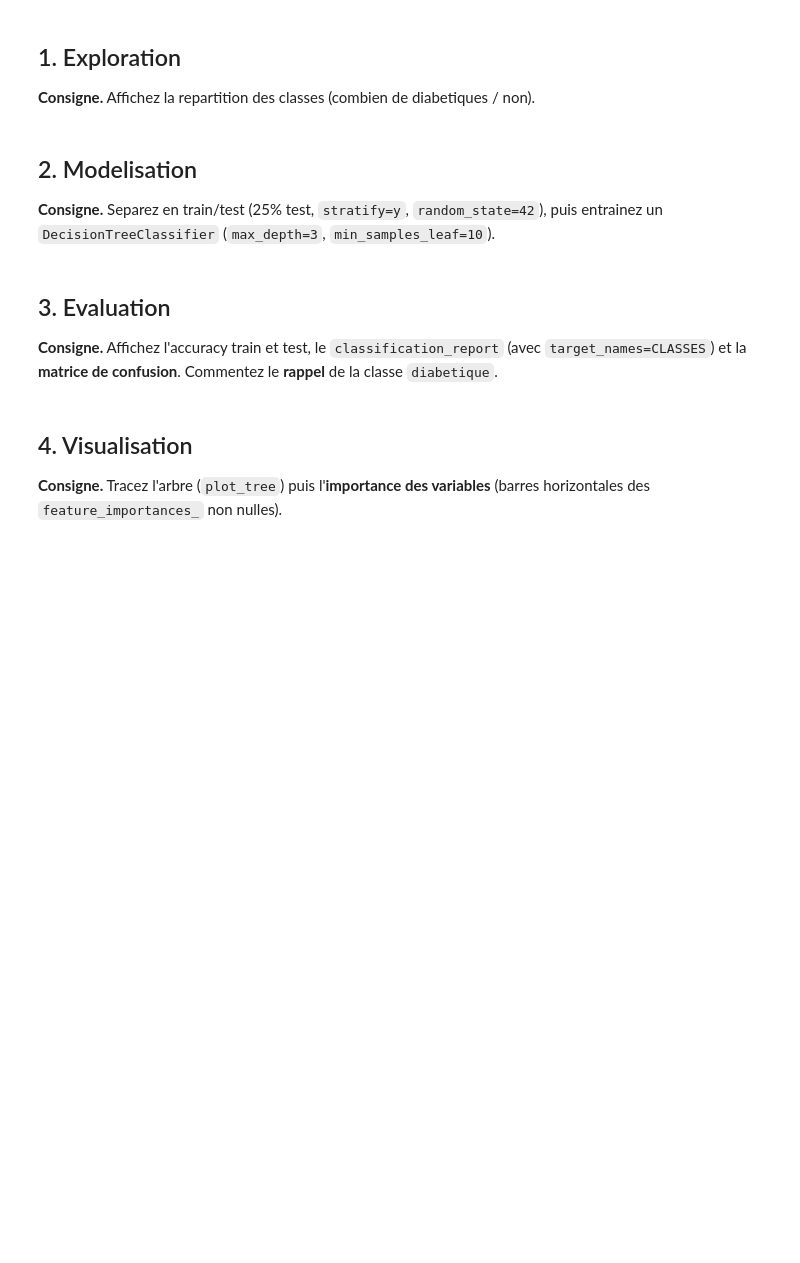
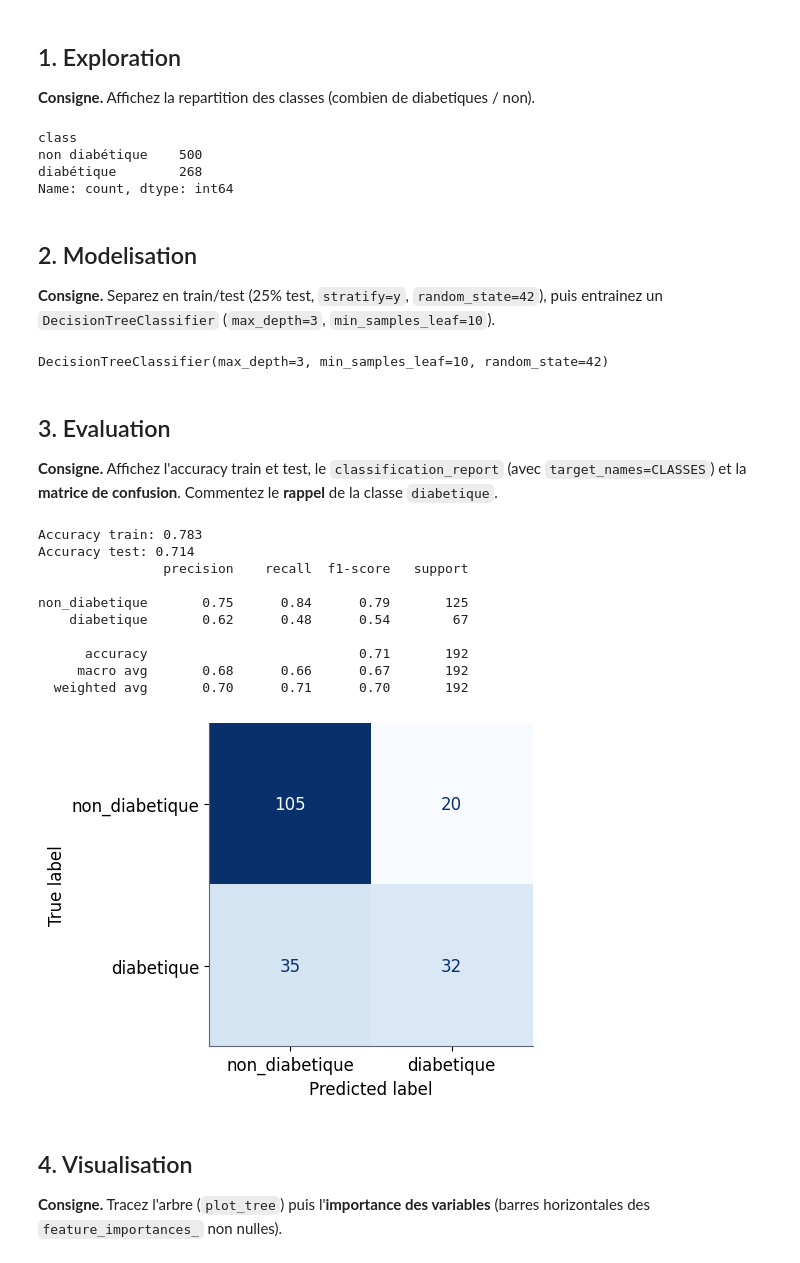
Before and after one commit to Artex6666/ML_3ESGI, a Jupyter notebook: TP2_RAMEAU_Loris.ipynb, the cells around one changed output. Drawn from its saved outputs; the diff is of its cells as text; code cells hidden in the pictures; blank space fills up the shorter version.

```diff
--- a/TP2_RAMEAU_Loris.ipynb
+++ b/TP2_RAMEAU_Loris.ipynb
@@ -37,8 +41,15 @@ print(X.shape, CLASSES)
 ## 1. Exploration
 **Consigne.** Affichez la repartition des classes (combien de diabetiques / non).
 # %%
-# TODO : repartition de y (indice : value_counts + map vers CLASSES)
-...
+counts = y.value_counts()
+counts.index = counts.index.map({0: "non diabétique", 1: "diabétique"})
+
+print(counts)
+# %% [output]
+class
+non diabétique    500
+diabétique        268
+Name: count, dtype: int64
 # %% [markdown]
 ## 2. Modelisation
 **Consigne.** Separez en train/test (25% test, `stratify=y`, `random_state=42`),
@@ -50,7 +61,11 @@ from sklearn.tree import DecisionTreeClassifier
 X_train, X_test, y_train, y_test = train_test_split(
     X, y, test_size=0.25, random_state=42, stratify=y)
 
-arbre = ...        # TODO : creer et entrainer l'arbre
+arbre = DecisionTreeClassifier(max_depth=3, min_samples_leaf=10,random_state=66)
+
+arbre.fit(X_train,y_train)
+# %% [output]
+DecisionTreeClassifier(max_depth=3, min_samples_leaf=10, random_state=42)
 # %% [markdown]
 ## 3. Evaluation
 **Consigne.** Affichez l'accuracy train et test, le `classification_report`
@@ -59,15 +74,29 @@ arbre = ...        # TODO : creer et entrainer l'arbre
 # %%
 from sklearn.metrics import classification_report, confusion_matrix, ConfusionMatrixDisplay
 
-# TODO : accuracy train / test
-...
+
+print(f"Accuracy train: {arbre.score(X_train,y_train):.3f}")
+print(f"Accuracy test: {arbre.score(X_test,y_test):.3f}")
+
 y_pred = arbre.predict(X_test)
-# TODO : afficher classification_report
-...
+
+print(classification_report(y_test, y_pred,target_names=CLASSES))
 cm = confusion_matrix(y_test, y_pred)
 fig, ax = plt.subplots(figsize=(5, 4.2))
 ConfusionMatrixDisplay(cm, display_labels=CLASSES).plot(ax=ax, cmap="Blues", colorbar=False)
 plt.show()
+# %% [output]
+Accuracy train: 0.783
+Accuracy test: 0.714
+                precision    recall  f1-score   support
+
+non_diabetique       0.75      0.84      0.79       125
+    diabetique       0.62      0.48      0.54        67
+
+      accuracy                           0.71       192
+     macro avg       0.68      0.66      0.67       192
+  weighted avg       0.70      0.71      0.70       192
+[figure, added]
 # %% [markdown]
 ## 4. Visualisation
 **Consigne.** Tracez l'arbre (`plot_tree`) puis l'**importance des variables**
```
Also changed, not shown: parts of 8 cells of this notebook.
